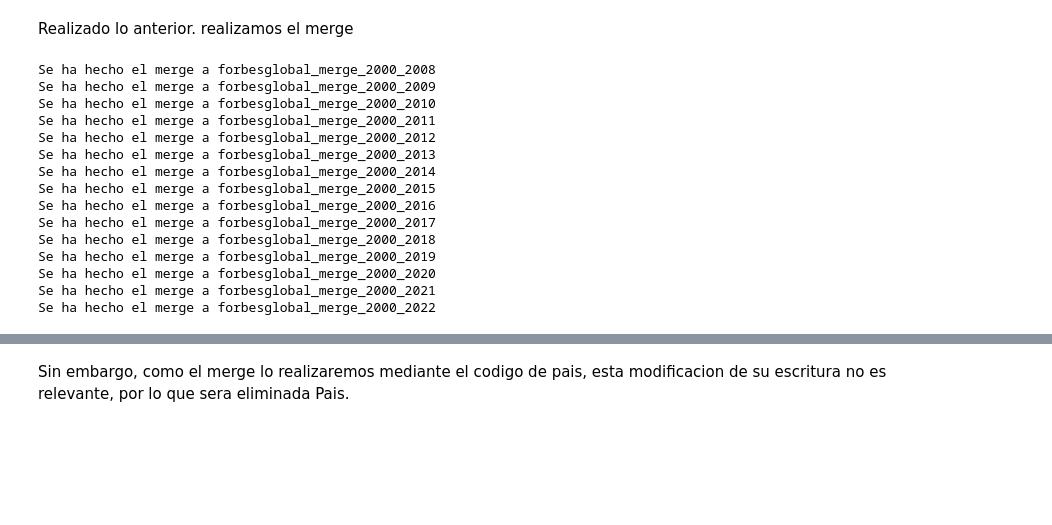
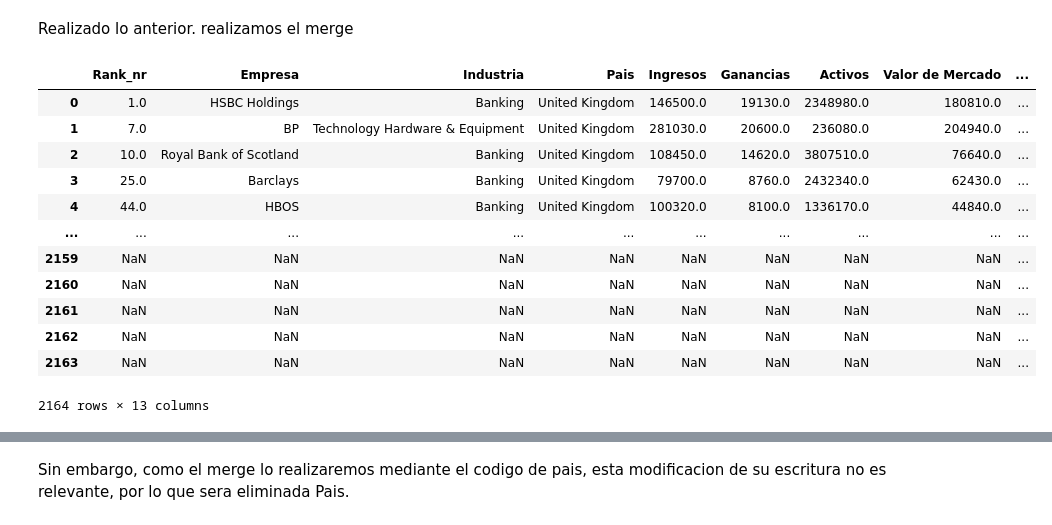
Before and after one commit to Bigote93/DataInsider, a Jupyter notebook: DesafioDataInsider_Nalli.ipynb, the cells around one changed output, grey strips where cells are left out. Drawn from its saved outputs; the diff is of its cells as text; code cells hidden in the pictures; blank space fills up the shorter version.

Commit message:
Merges multiples realizados

```diff
--- a/DesafioDataInsider_Nalli.ipynb
+++ b/DesafioDataInsider_Nalli.ipynb
@@ -588,26 +588,29 @@ country_code
 Realizado lo anterior. realizamos el merge
 # %%
 #Hacemos el merge considerando outer para aquellos paises que no tienen empresas o empresas que no tienen pais
-forbes_datasets_merge = []
+'''Si solo aplicaramos a 1 forbesglobal
+forbesglobal2000_2022 = forbesglobal2000_2022.merge(country_code, how = 'outer', left_on ='Pais', right_on='Nombre de Pais')
+'''
+forbesgloba_merge1 = []
 
-for year, forbes_original in zip(range(2008, 2023), forbes_datasets):
-  variable_name = f'forbesglobal_merge_2000_{year}'
-  globals()[variable_name] = forbes_original.merge(country_code, how = 'outer', left_on = 'Pais', right_on = 'Nombre de Pais')
-  print(f'Se ha hecho el merge a forbesglobal_merge_2000_{year}')
-  forbes_datasets_merge.append(globals()[variable_name])
+for year, forbesglobal in zip(range(2008,2016 ),forbes_datasets):
+  variable_name = f'forbesgloba_merge1_2000_{year}'
+  globals()[variable_name] = forbesglobal.merge(country_code, how='outer',left_on='Pais',right_on='Nombre de Pais')
+  forbesgloba_merge1.append(globals()[variable_name])
+
+
+forbesgloba_merge1_2000_2008
 # %% [output]
+|  | Rank_nr | Empresa | Industria | Pais | Ingresos | Ganancias | Activos | Valor de Mercado | ... |
+| 0 | 1.0 | HSBC Holdings | Banking | United Kingdom | 146500.0 | 19130.0 | 2348980.0 | 180810.0 | ... |
+| 1 | 7.0 | BP | Technology Hardware & Equipment | United Kingdom | 281030.0 | 20600.0 | 236080.0 | 204940.0 | ... |
+| 2 | 10.0 | Royal Bank of Scotland | Banking | United Kingdom | 108450.0 | 14620.0 | 3807510.0 | 76640.0 | ... |
+| 3 | 25.0 | Barclays | Banking | United Kingdom | 79700.0 | 8760.0 | 2432340.0 | 62430.0 | ... |
+| 4 | 44.0 | HBOS | Banking | United Kingdom | 100320.0 | 8100.0 | 1336170.0 | 44840.0 | ... |
+| ... | ... | ... | ... | ... | ... | ... | ... | ... | ... |
+| 2159 | NaN | NaN | NaN | NaN | NaN | NaN | NaN | NaN | ... |
+| 2160 | NaN | NaN | NaN | NaN | NaN | NaN | NaN | NaN | ... |
+| 2161 | NaN | NaN | NaN | NaN | NaN | NaN | NaN | NaN | ... |
+| 2162 | NaN | NaN | NaN | NaN | NaN | NaN | NaN | NaN | ... |
+| 2163 | NaN | NaN | NaN | NaN | NaN | NaN | NaN | NaN | ... |
-Se ha hecho el merge a forbesglobal_merge_2000_2008
-Se ha hecho el merge a forbesglobal_merge_2000_2009
-Se ha hecho el merge a forbesglobal_merge_2000_2010
-Se ha hecho el merge a forbesglobal_merge_2000_2011
-Se ha hecho el merge a forbesglobal_merge_2000_2012
-Se ha hecho el merge a forbesglobal_merge_2000_2013
-Se ha hecho el merge a forbesglobal_merge_2000_2014
-Se ha hecho el merge a forbesglobal_merge_2000_2015
-Se ha hecho el merge a forbesglobal_merge_2000_2016
-Se ha hecho el merge a forbesglobal_merge_2000_2017
-Se ha hecho el merge a forbesglobal_merge_2000_2018
-Se ha hecho el merge a forbesglobal_merge_2000_2019
-Se ha hecho el merge a forbesglobal_merge_2000_2020
-Se ha hecho el merge a forbesglobal_merge_2000_2021
-Se ha hecho el merge a forbesglobal_merge_2000_2022
+2164 rows × 13 columns
```
Also changed, not shown: parts of 7 cells of this notebook.
